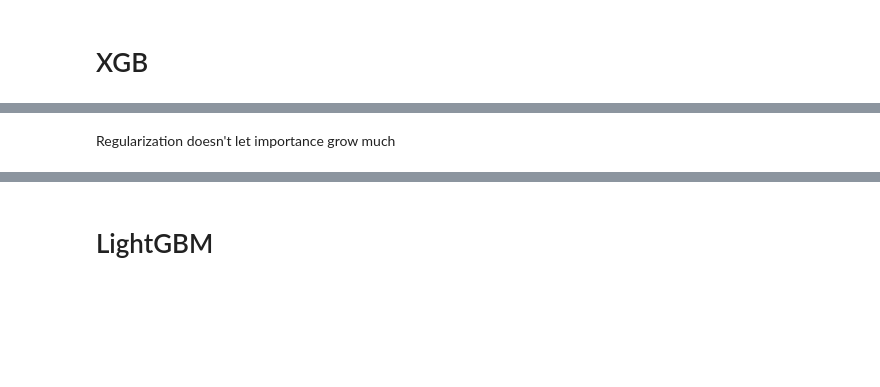
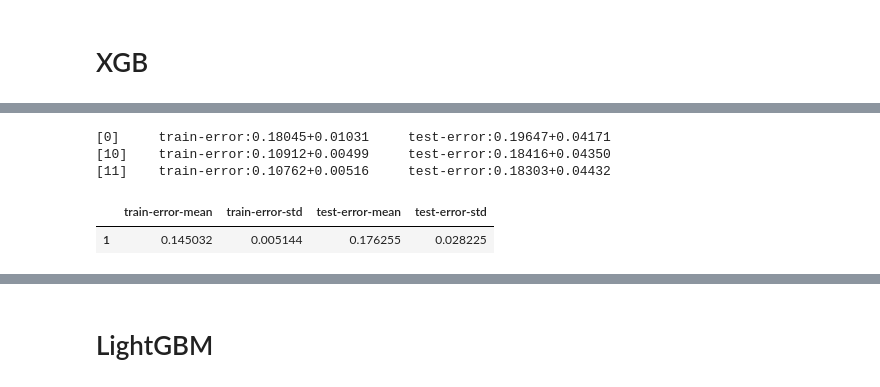
Before and after one commit to VladGnatiuk/projector_ml6, a Jupyter notebook: _vg/homeworks/homework 06. Prjctr HW8. Boosting.v3.ipynb, the cells around one changed output, grey strips where cells are left out. Saved outputs shown, nothing was run; the diff lists cells and outputs as text; code cells hidden in the pictures; blank space fills up the shorter version.

```diff
--- a/_vg/homeworks/homework 06. Prjctr HW8. Boosting.v3.ipynb
+++ b/_vg/homeworks/homework 06. Prjctr HW8. Boosting.v3.ipynb
@@ -192,24 +143,0 @@ grid_search_xgb_1.best_estimator_.named_steps['classifier'].get_params()
-# %%
-train_X_transformed = preprocessor.fit_transform(train_X)
-feature_names = list(preprocessor.get_feature_names_out())
-xgb_train = xgb.DMatrix(train_X_transformed, train_y, feature_names=feature_names)
-
-xgb_test = xgb.DMatrix(preprocessor.transform(test_X), feature_names=feature_names)
-
-# Best_params {'classifier__alpha': 0.1, 'classifier__colsample_bytree': 0.9, 'classifier__gamma': 1, 'classifier__lambda': 0.1, 'classifier__max_depth': 5, 'classifier__n_estimators': 10, 'classifier__subsample': 0.5}
-
-parameters = {
-    "n_jobs": -1,
-    "objective": "binary:logistic",
-    "random_state": 42,
-    "eval_metric": "error",
-
-    "max_depth": 10,
-    #"eta": 0.1,
-    "subsample": 0.3,
-    "colsample_bytree": 0.75,
-    "reg_alpha": 0.1,
-    "reg_lambda": 0.1,
-    "gamma": 2,
-}
-results = xgb.cv(parameters, xgb_train, num_boost_round=100, folds=cv, verbose_eval=10, early_stopping_rounds=10)
@@ -222,3 +143,0 @@ Specifying 100 boosts makes no sence, it stops at 10 anyways
-# %%
-xgb_train_result = xgb.train(parameters, xgb_train, num_boost_round=results.shape[0])
-xgb.plot_importance(xgb_train_result)
@@ -228,2 +143,0 @@ xgb.plot_importance(xgb_train_result)
-# %% [markdown]
-Regularization doesn't let importance grow much
@@ -241,0 +144,18 @@ xgb_test_results3['Survived'].to_csv('xgb_test_results_manual.csv', index=True)
+# %%
+cv = StratifiedKFold(n_splits=10, shuffle=True, random_state=42)
+scoring = make_scorer(f1_score)
+
+parameters1 = {
+    "objective": "binary:logistic",
+    "eval_metric": "error",
+    "nthread": -1,
+}
+
+results1 = xgb.cv(parameters1, xgb_train, folds=cv,num_boost_round=1000, early_stopping_rounds=10, verbose_eval=10)
+results1[-1:]
+# %% [output]
+[0]     train-error:0.18045+0.01031     test-error:0.19647+0.04171
+[10]    train-error:0.10912+0.00499     test-error:0.18416+0.04350
+[11]    train-error:0.10762+0.00516     test-error:0.18303+0.04432
+|  | train-error-mean | train-error-std | test-error-mean | test-error-std |
+| 1 | 0.145032 | 0.005144 | 0.176255 | 0.028225 |
```
Also changed, not shown: parts of 17 cells of this notebook, 2 other files.
